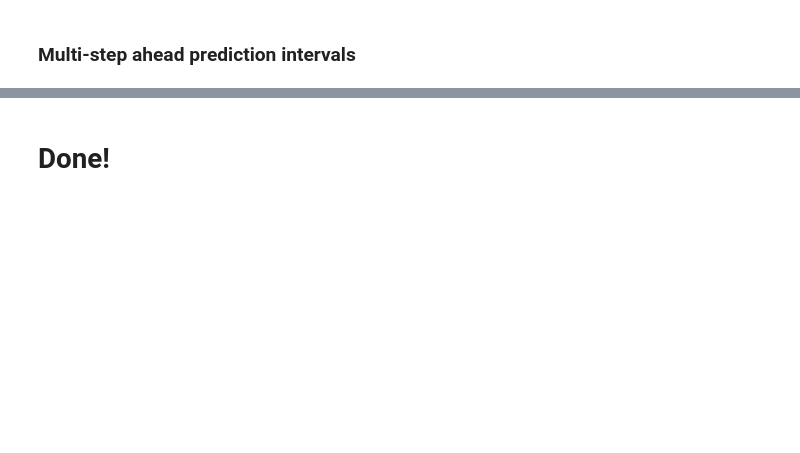
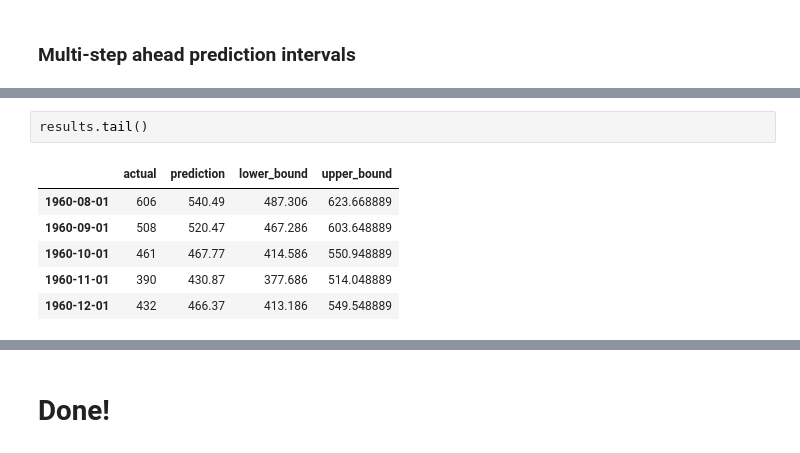
Before and after one commit to PJalgotrader/Deep_forecasting-USU, a Jupyter notebook: Lectures and codes/Module 5- Machine Learning Forecasting/Module5-prediction_intervals.ipynb, the cells around one changed output, grey strips where cells are left out. Drawn from its saved outputs; the diff is of its cells as text; blank space fills up the shorter version.

```diff
--- a/Lectures and codes/Module 5- Machine Learning Forecasting/Module5-prediction_intervals.ipynb
+++ b/Lectures and codes/Module 5- Machine Learning Forecasting/Module5-prediction_intervals.ipynb
@@ -1171,0 +1187,9 @@ Forecast Summary:
+# %%
+results.tail()
+# %% [output]
+|  | actual | prediction | lower_bound | upper_bound |
+| 1960-08-01 | 606 | 540.49 | 487.306 | 623.668889 |
+| 1960-09-01 | 508 | 520.47 | 467.286 | 603.648889 |
+| 1960-10-01 | 461 | 467.77 | 414.586 | 550.948889 |
+| 1960-11-01 | 390 | 430.87 | 377.686 | 514.048889 |
+| 1960-12-01 | 432 | 466.37 | 413.186 | 549.548889 |
```
Also changed, not shown: parts of 11 cells of this notebook.
